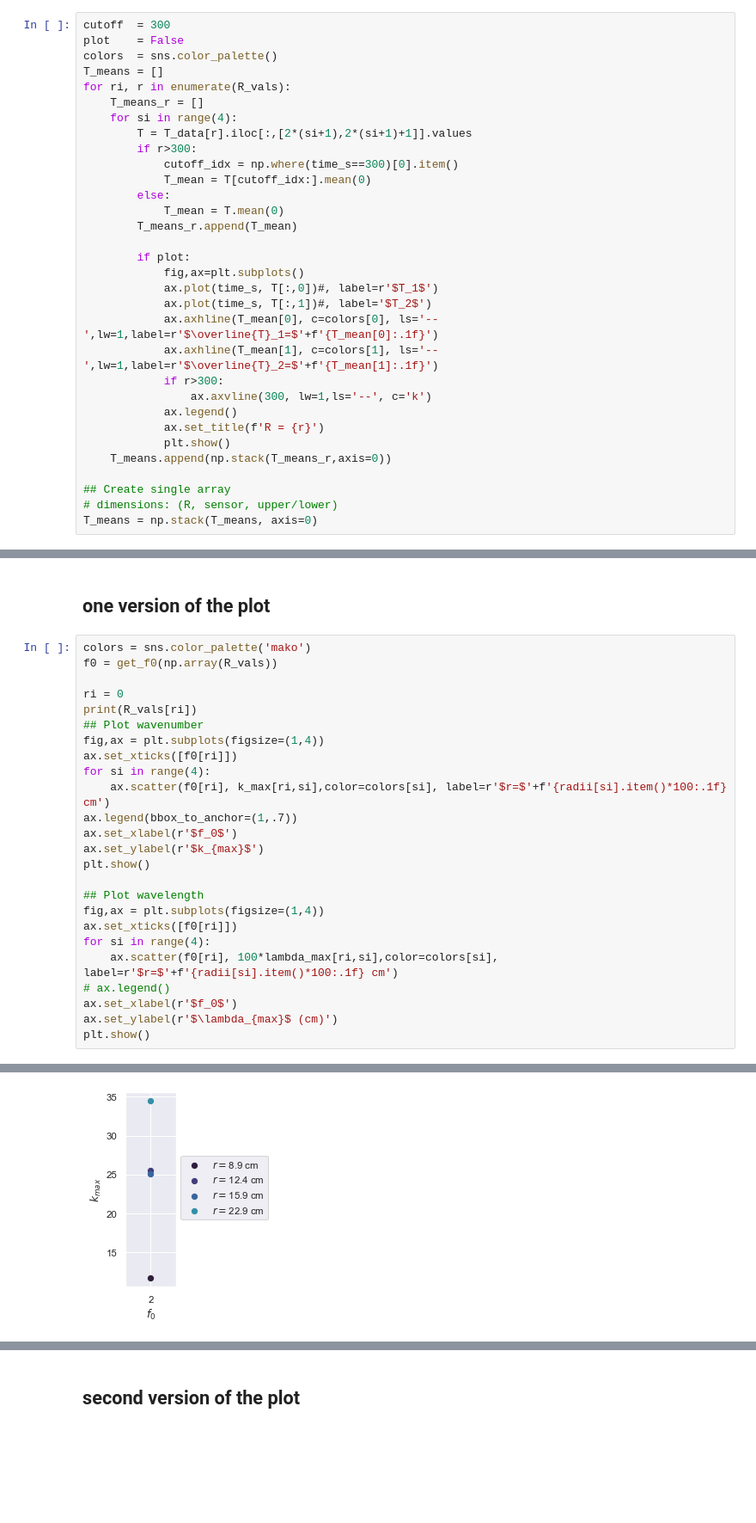
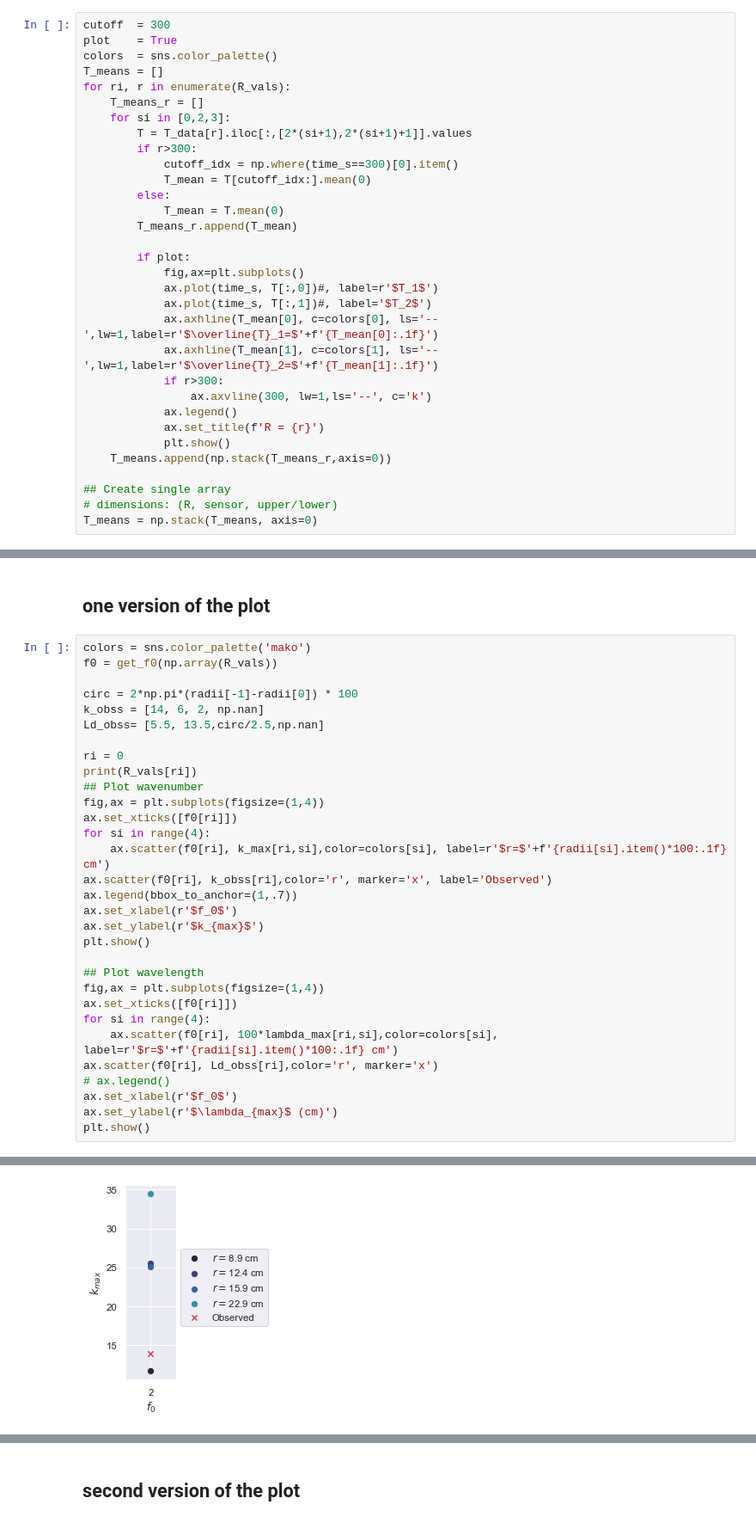
Before and after one commit to ktcarr/12.843, a Jupyter notebook: lab4/analysis.ipynb, the cells around one changed output, grey strips where cells are left out. Shown at 86% size. Drawn from its saved outputs; the diff is of its cells as text; blank space fills up the shorter version.

```diff
--- a/lab4/analysis.ipynb
+++ b/lab4/analysis.ipynb
@@ -170,12 +171,12 @@ time_min = time_s/60
 ## Compute mean temperatures
 # %%
 cutoff  = 300
-plot    = False
+plot    = True
 colors  = sns.color_palette()
 T_means = []
 for ri, r in enumerate(R_vals):
     T_means_r = []
-    for si in range(4):
+    for si in [0,2,3]:
         T = T_data[r].iloc[:,[2*(si+1),2*(si+1)+1]].values
         if r>300:
             cutoff_idx = np.where(time_s==300)[0].item()
@@ -223,28 +237,34 @@ lambda_max = Ld_vals * 3.9
 # %%
 colors = sns.color_palette('mako')
 f0 = get_f0(np.array(R_vals))
+
+circ = 2*np.pi*(radii[-1]-radii[0]) * 100
+k_obss = [14, 6, 2, np.nan]
+Ld_obss= [5.5, 13.5,circ/2.5,np.nan]
 
 ri = 0
 print(R_vals[ri])
 ## Plot wavenumber
 fig,ax = plt.subplots(figsize=(1,4))
 ax.set_xticks([f0[ri]])
 for si in range(4):
     ax.scatter(f0[ri], k_max[ri,si],color=colors[si], label=r'$r=$'+f'{radii[si].item()*100:.1f} cm')
+ax.scatter(f0[ri], k_obss[ri],color='r', marker='x', label='Observed')
 ax.legend(bbox_to_anchor=(1,.7))
 ax.set_xlabel(r'$f_0$')
 ax.set_ylabel(r'$k_{max}$')
 plt.show()
 
 ## Plot wavelength
 fig,ax = plt.subplots(figsize=(1,4))
 ax.set_xticks([f0[ri]])
 for si in range(4):
     ax.scatter(f0[ri], 100*lambda_max[ri,si],color=colors[si], label=r'$r=$'+f'{radii[si].item()*100:.1f} cm')
+ax.scatter(f0[ri], Ld_obss[ri],color='r', marker='x')
 # ax.legend()
 ax.set_xlabel(r'$f_0$')
 ax.set_ylabel(r'$\lambda_{max}$ (cm)')
 plt.show()
 # %% [output]
 2000
-[figure, old version]
+[figure, new version]
```
Also changed, not shown: parts of 24 cells of this notebook.
